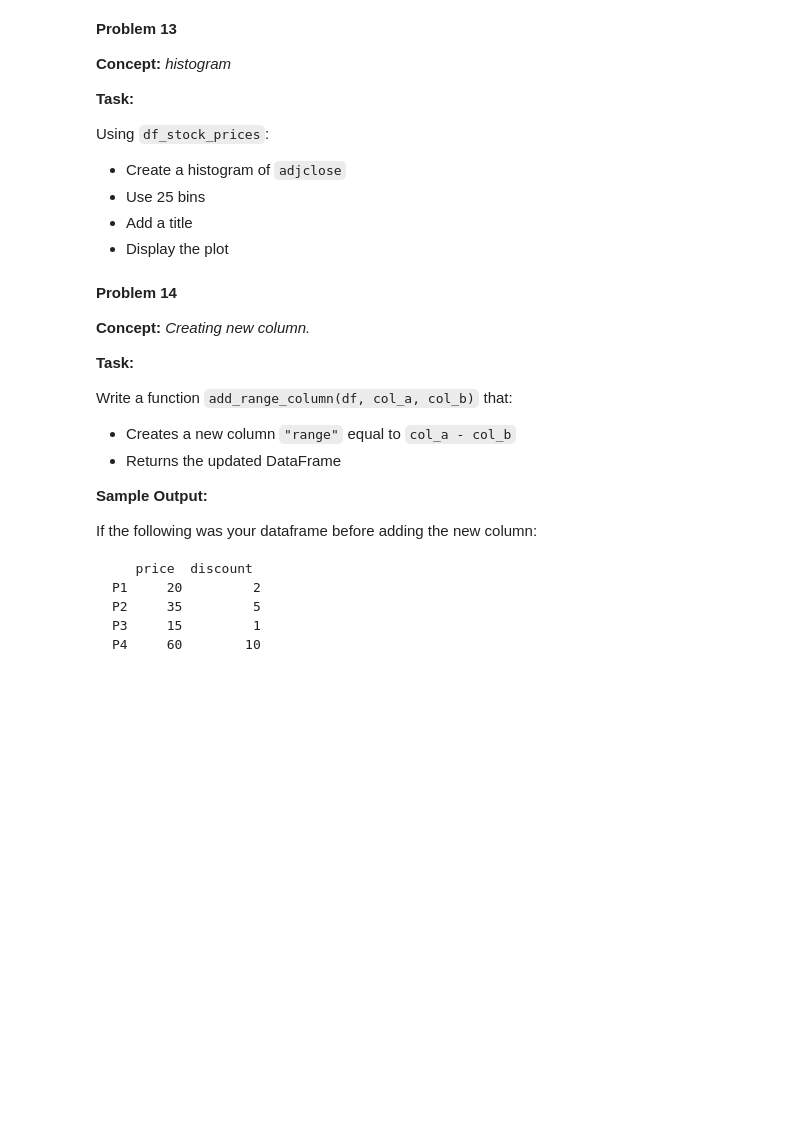
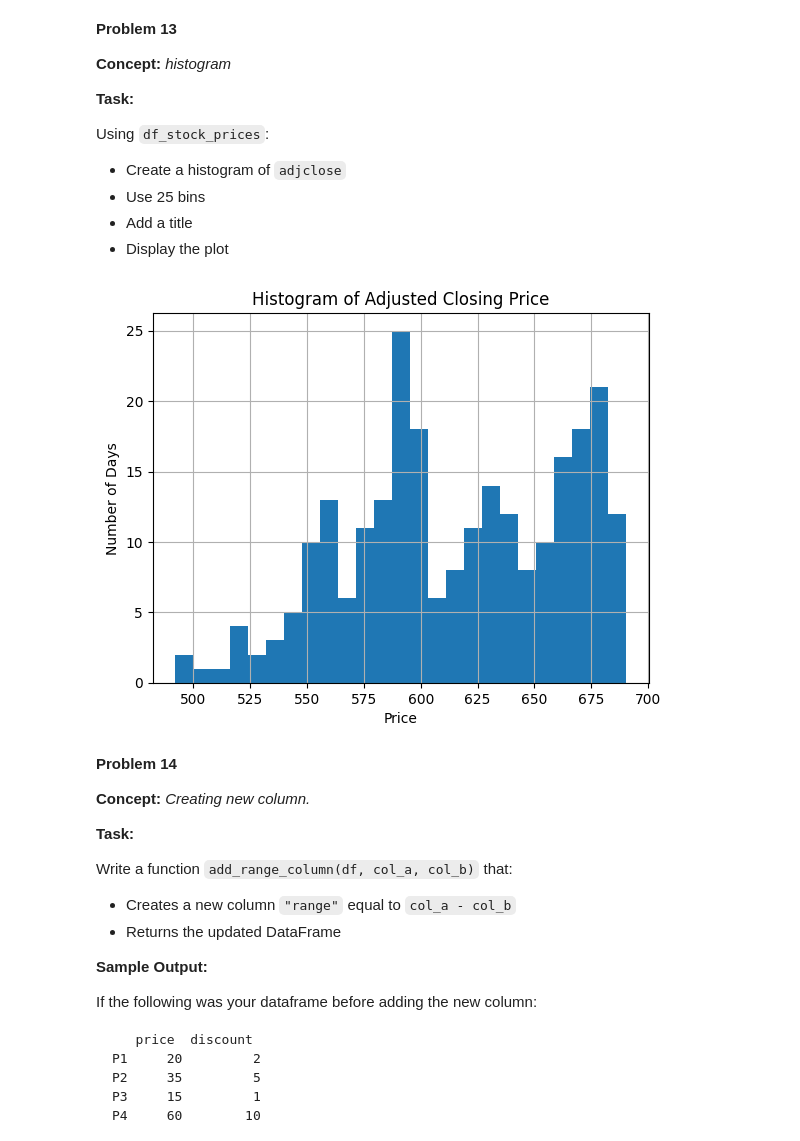
Before and after one commit to kamila-kydykova/homework, a Jupyter notebook: week-10/homework.ipynb, the cells around one changed output. Drawn from its saved outputs; the diff is of its cells as text; code cells hidden in the pictures; blank space fills up the shorter version.

```diff
--- a/week-10/homework.ipynb
+++ b/week-10/homework.ipynb
@@ -688,3 +696,17 @@ Using `df_stock_prices`:
+# %%
+# Your Solution
+
+df_stock_prices["adjclose"].hist(bins = 25)
+
+plt.title("Histogram of Adjusted Closing Price")
+
+plt.ylabel("Number of Days")
+
+plt.xlabel("Price")
+
+plt.show()
+# %% [output]
+[figure, added]
 # %% [markdown]
 **Problem 14**
 
```
Also changed, not shown: parts of 12 cells of this notebook.
